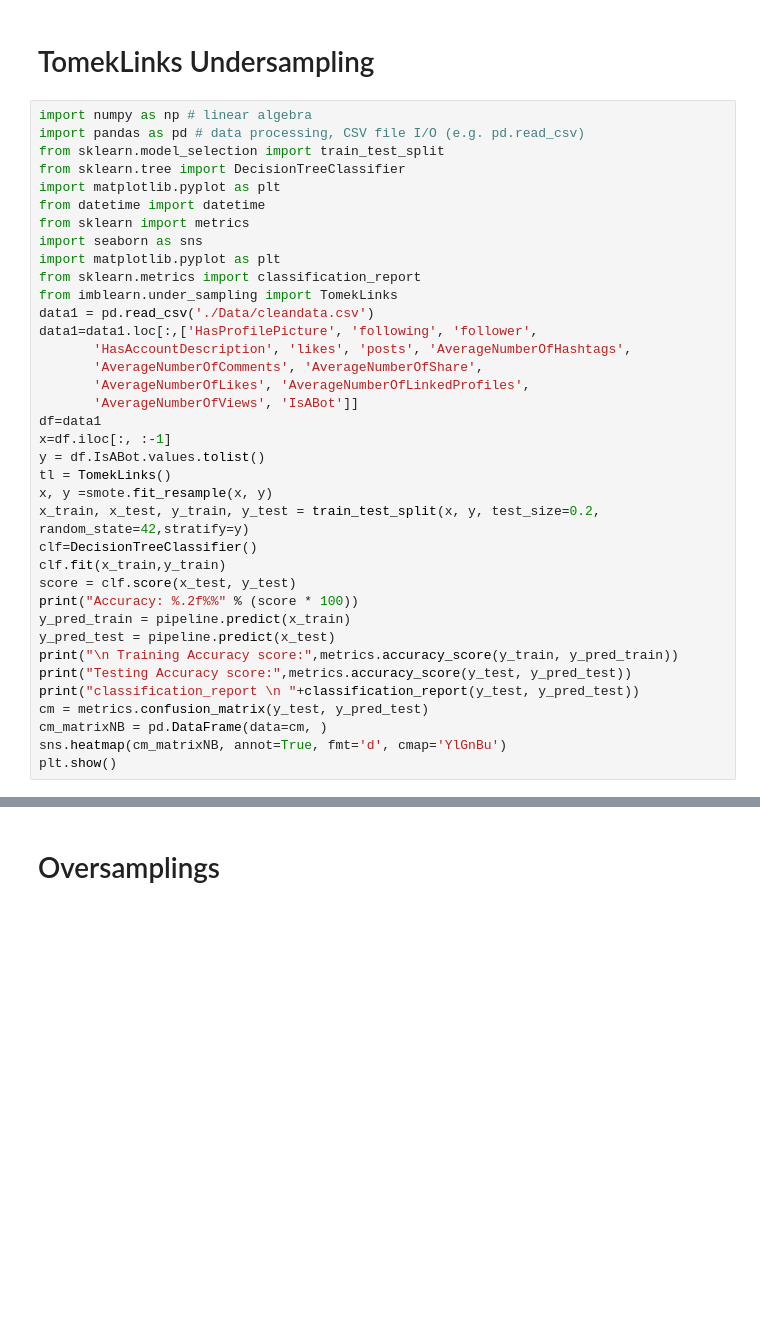
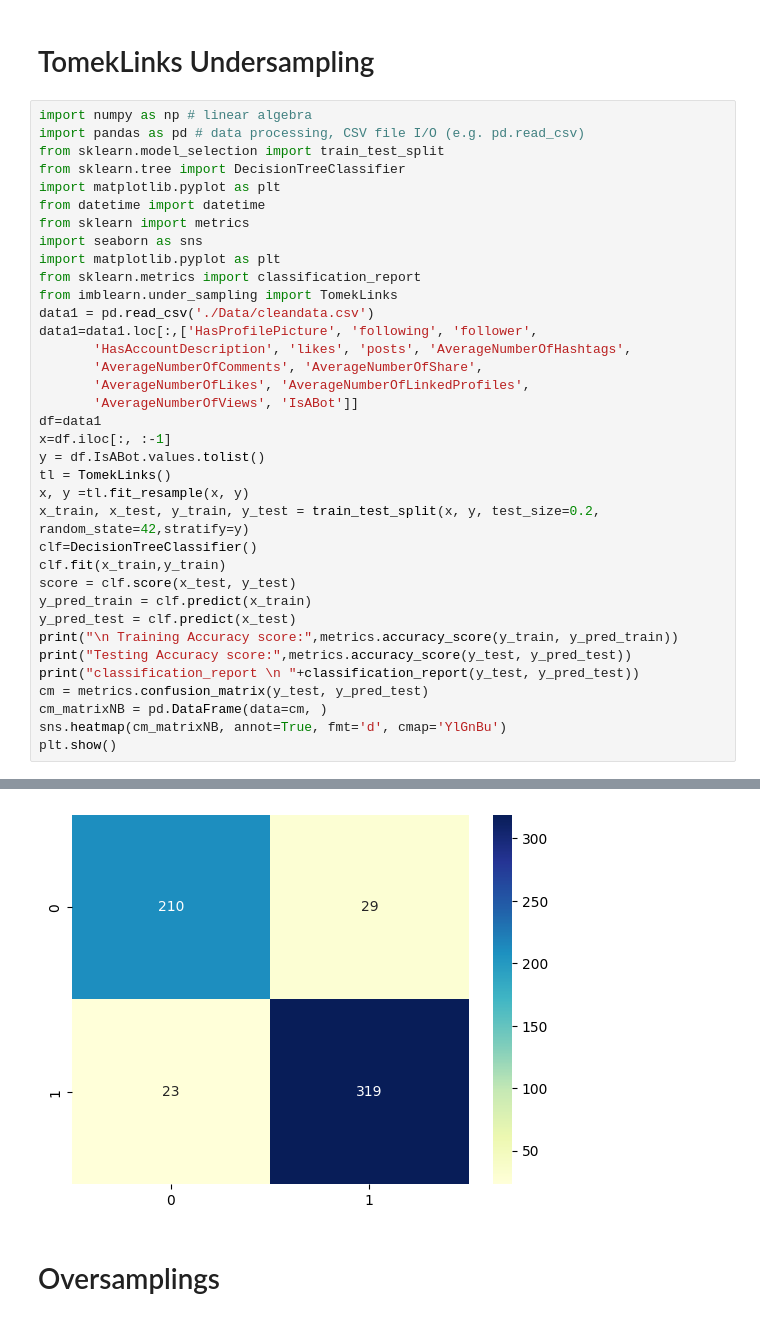
Before and after one commit to PFE2024/satt_ai, a Jupyter notebook: tiktok/03-DecisionTree.ipynb, the cells around one changed output, grey strips where cells are left out. Drawn from its saved outputs; the diff is of its cells as text; blank space fills up the shorter version.

```diff
--- a/tiktok/03-DecisionTree.ipynb
+++ b/tiktok/03-DecisionTree.ipynb
@@ -209,14 +227,13 @@ df=data1
 x=df.iloc[:, :-1]
 y = df.IsABot.values.tolist()
 tl = TomekLinks()
-x, y =smote.fit_resample(x, y)
+x, y =tl.fit_resample(x, y)
 x_train, x_test, y_train, y_test = train_test_split(x, y, test_size=0.2, random_state=42,stratify=y)
 clf=DecisionTreeClassifier()
 clf.fit(x_train,y_train)
 score = clf.score(x_test, y_test)
-print("Accuracy: %.2f%%" % (score * 100))
-y_pred_train = pipeline.predict(x_train)
-y_pred_test = pipeline.predict(x_test)
+y_pred_train = clf.predict(x_train)
+y_pred_test = clf.predict(x_test)
 print("\n Training Accuracy score:",metrics.accuracy_score(y_train, y_pred_train))
 print("Testing Accuracy score:",metrics.accuracy_score(y_test, y_pred_test))
 print("classification_report \n "+classification_report(y_test, y_pred_test))
@@ -224,3 +241,4 @@ cm = metrics.confusion_matrix(y_test, y_pred_test)
 cm_matrixNB = pd.DataFrame(data=cm, )
 sns.heatmap(cm_matrixNB, annot=True, fmt='d', cmap='YlGnBu')
 plt.show()
+# %% [output]
@@ -227,3 +256,4 @@ plt.show()
+[figure, added]
 # %% [markdown]
 # Oversamplings
 # %%
```
Also changed, not shown: parts of 10 cells of this notebook, 6 other files.
